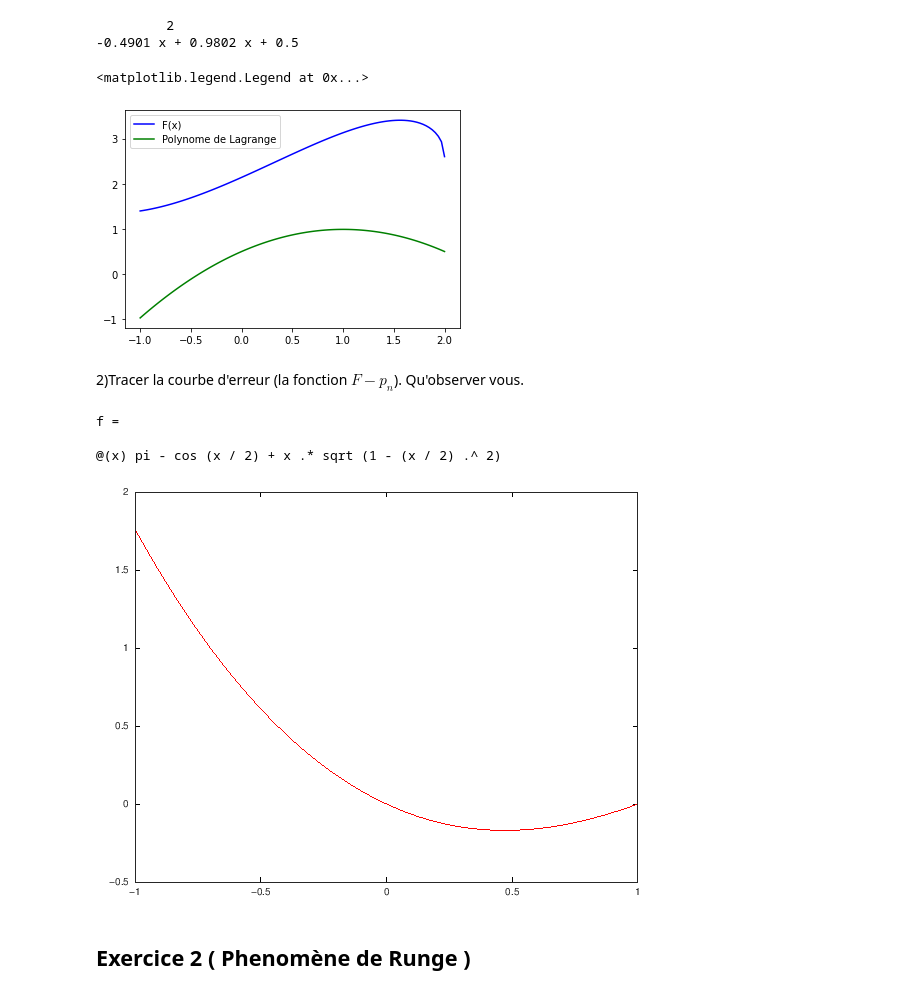
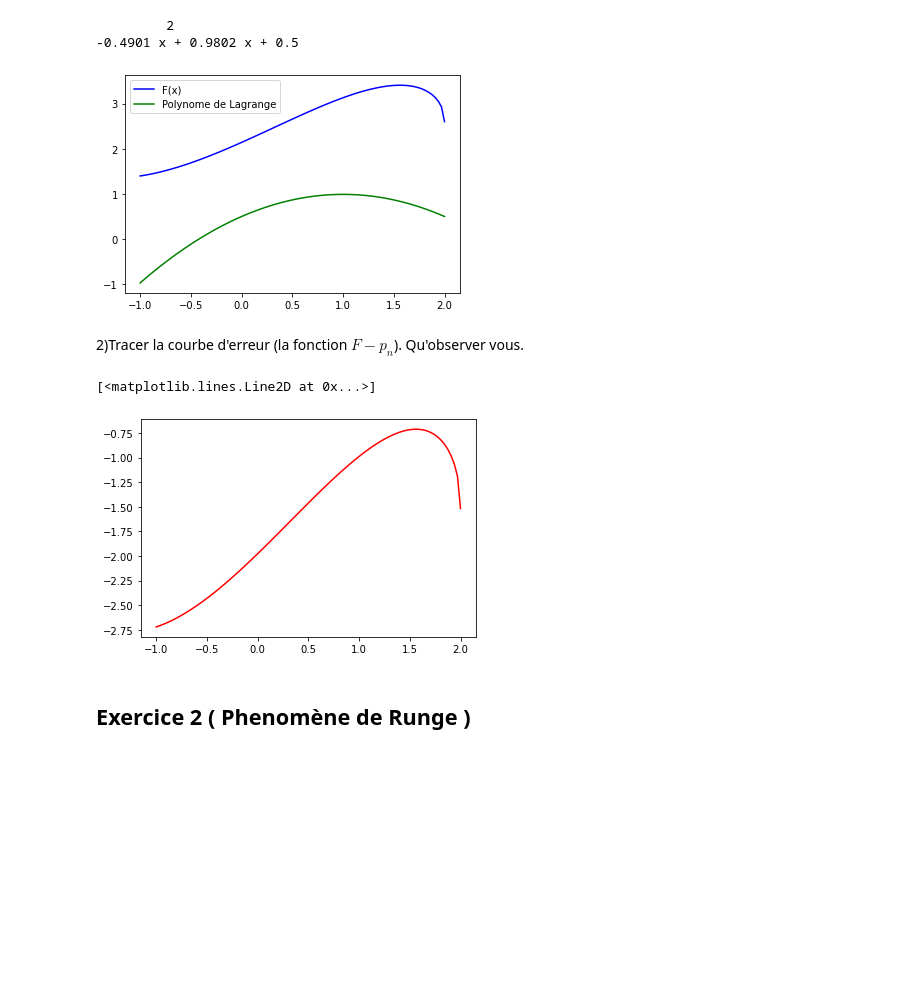
Before and after one commit to lindabouallegue/Analyse_Numerique, a Jupyter notebook: TP2/TP2_E.ipynb, the cells around one changed output. Cells and saved outputs as stored; diff of their text form; code cells hidden in the pictures; blank space fills up the shorter version.

```diff
--- a/TP2/TP2_E.ipynb
+++ b/TP2/TP2_E.ipynb
@@ -200,33 +199,31 @@ print(poly)
 # %%
 import matplotlib.pyplot as plt
 from numpy import linspace
-x=0.1
-f=lambda x: np.pi-np.cos(x/2)+ x*np.sqrt((1-(x/2)**2))
+import numpy as np
+h=0.1
+f=lambda h: np.pi-np.cos(h/2)+ h*np.sqrt((1-(h/2)**2))
 t=linspace(-1,2,100)
 plt.plot(t,f(t),'b',label="F(x)")
 g=poly
 plt.plot(t,g(t),'g',label="Polynome de Lagrange")
 plt.legend()
+plt.show()
 # %% [output]
-<matplotlib.legend.Legend at 0x...>
 [figure]
 # %% [markdown]
 2)Tracer la courbe d'erreur  (la
  fonction $F-p_n$). Qu'observer vous.
 # %%
-x=[0:2];
-f=@(x) pi-cos(x/2)+x.*sqrt(1-(x/2).^2)
-y=f(x);
+x=np.arange(0,2)
+f= lambda x: np.pi-np.cos(x/2)+x*np.sqrt(1-(x/2)**2)
+y=f(x)
 
-for u=1 : length(t)
-pn(u)=PR(x,y,t(u));
-end
-plot(t,f(t)-pn,'r')
+for u in np.arange (len(t)):
+    pn=PR(x,y,t[u])
+plt.plot(t,f(t)-pn,'r')
 # %% [output]
-f =
-
-@(x) pi - cos (x / 2) + x .* sqrt (1 - (x / 2) .^ 2)
+[<matplotlib.lines.Line2D at 0x...>]
-[figure, old version]
+[figure, new version]
 # %% [markdown]
 ## Exercice 2  ( Phenomène de Runge )
 # %% [markdown]
```
Also changed, not shown: parts of 1 cell of this notebook.
